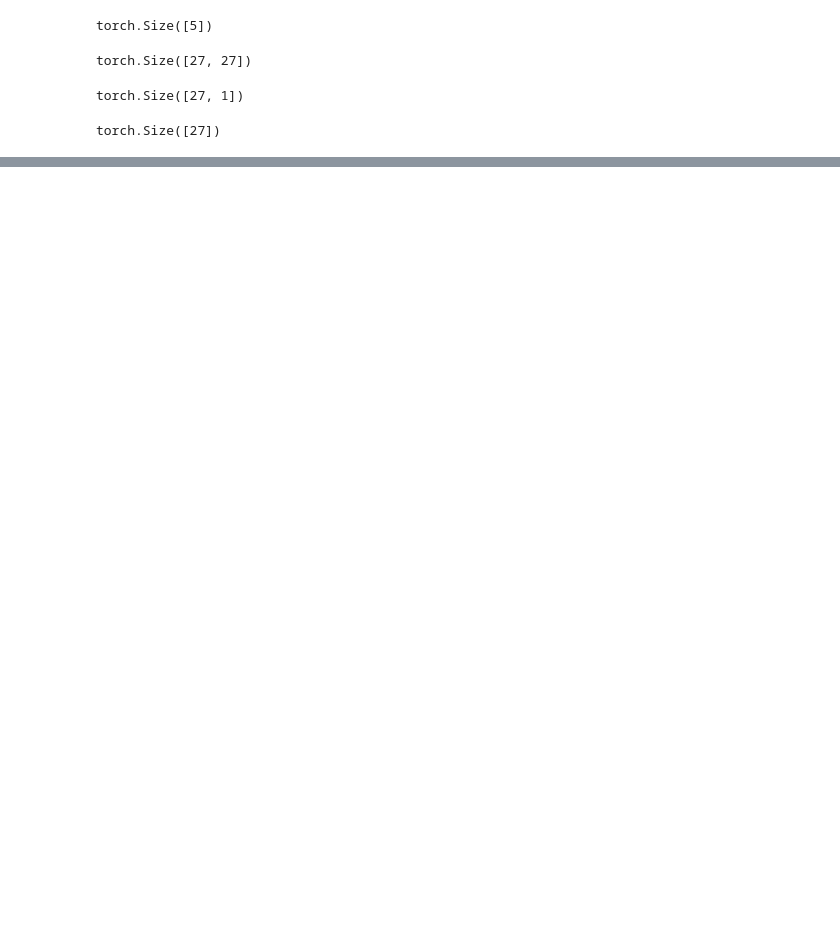
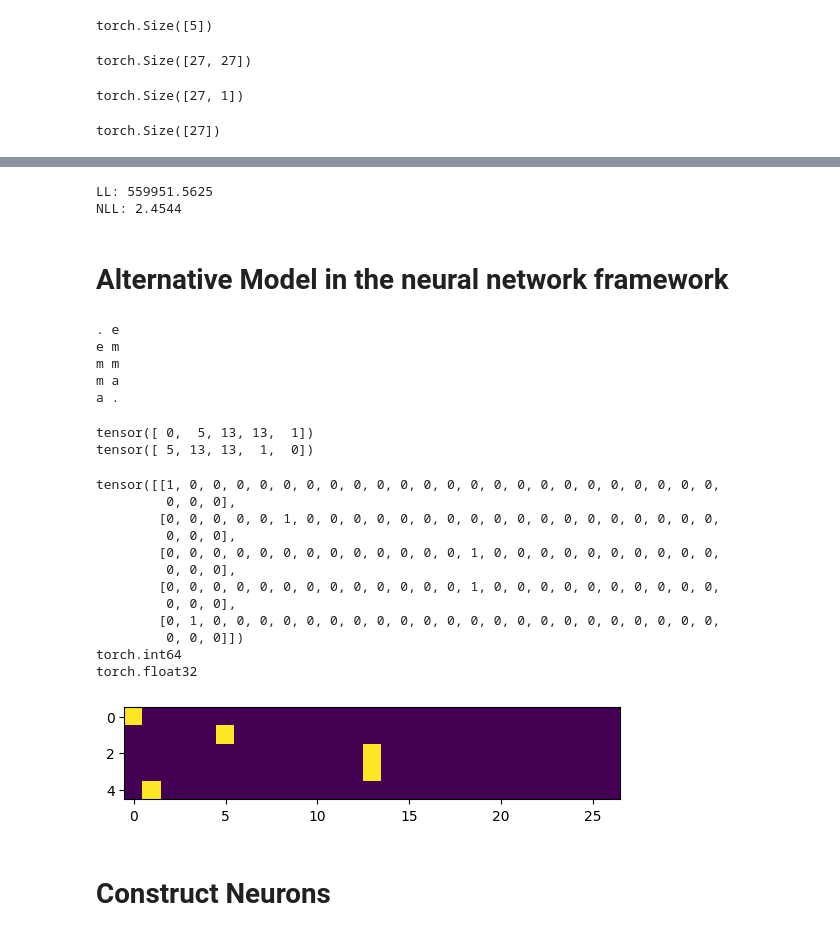
Before and after one commit to BEdanieldegen/gen_ai_from_scratch, a Jupyter notebook: bigram_model.ipynb, the cells around one changed output, grey strips where cells are left out. Drawn from its saved outputs; the diff is of its cells as text; code cells hidden in the pictures; blank space fills up the shorter version.

```diff
--- a/bigram_model.ipynb
+++ b/bigram_model.ipynb
@@ -110,7 +111,7 @@ p.shape
 # %% [output]
 torch.Size([5])
 # %%
-P = (N+1).float()
+P = (N).float()
 P /= P.sum(1, keepdims=True)
 # %%
 P.shape
@@ -180,0 +269,48 @@ tensor([[0.0029, 0.1298, 0.0405, 0.0473, 0.0515, 0.0470, 0.0149, 0.0221, 0.0280,
+# %%
+log_likelihood = 0
+n = 0
+for w in words:
+  chs = ['.'] + list(w) + ['.']
+  for ch1, ch2 in zip(chs, chs[1:]):
+    ix1 = stoi[ch1]
+    ix2 = stoi[ch2]
+    prob = P[ix1,ix2]
+    logprob = torch.log(prob)
+    log_likelihood += logprob
+    n += 1
+log_likelihood *= -1
+nll = log_likelihood/n
+
+print(f'LL: {log_likelihood:.4f}')
+print(f'NLL: {nll:.4f}')
+# %% [output]
+LL: 559951.5625
+NLL: 2.4544
+# %% [markdown]
+# Alternative Model in the neural network framework
+# %%
+xs, ys = [], []
+
+for w in words[:1]:
+  chs = ['.'] + list(w) + ['.']
+  for ch1, ch2 in zip(chs, chs[1:]):
+    ix1 = stoi[ch1]
+    ix2 = stoi[ch2]
+    print(ch1, ch2)
+    xs.append(ix1)
+    ys.append(ix2)
+
+xs = torch.tensor(xs)
+ys = torch.tensor(ys)
+# %% [output]
+. e
+e m
+m m
+m a
+a .
+# %%
+print(xs)
+print(ys)
+# %% [output]
+tensor([ 0,  5, 13, 13,  1])
+tensor([ 5, 13, 13,  1,  0])
@@ -180,0 +320,26 @@ tensor([[0.0029, 0.1298, 0.0405, 0.0473, 0.0515, 0.0470, 0.0149, 0.0221, 0.0280,
+# %%
+xenc = F.one_hot(xs, num_classes=27)
+print(xenc)
+plt.imshow(xenc)
+
+print(xenc.dtype)
+
+
+xenc = F.one_hot(xs, num_classes=27).float()
+print(xenc.dtype)
+# %% [output]
+tensor([[1, 0, 0, 0, 0, 0, 0, 0, 0, 0, 0, 0, 0, 0, 0, 0, 0, 0, 0, 0, 0, 0, 0, 0,
+         0, 0, 0],
+        [0, 0, 0, 0, 0, 1, 0, 0, 0, 0, 0, 0, 0, 0, 0, 0, 0, 0, 0, 0, 0, 0, 0, 0,
+         0, 0, 0],
+        [0, 0, 0, 0, 0, 0, 0, 0, 0, 0, 0, 0, 0, 1, 0, 0, 0, 0, 0, 0, 0, 0, 0, 0,
+         0, 0, 0],
+        [0, 0, 0, 0, 0, 0, 0, 0, 0, 0, 0, 0, 0, 1, 0, 0, 0, 0, 0, 0, 0, 0, 0, 0,
+         0, 0, 0],
+        [0, 1, 0, 0, 0, 0, 0, 0, 0, 0, 0, 0, 0, 0, 0, 0, 0, 0, 0, 0, 0, 0, 0, 0,
+         0, 0, 0]])
+torch.int64
+torch.float32
+[figure, added]
+# %% [markdown]
+# Construct Neurons
```
Also changed, not shown: parts of 13 cells of this notebook.
